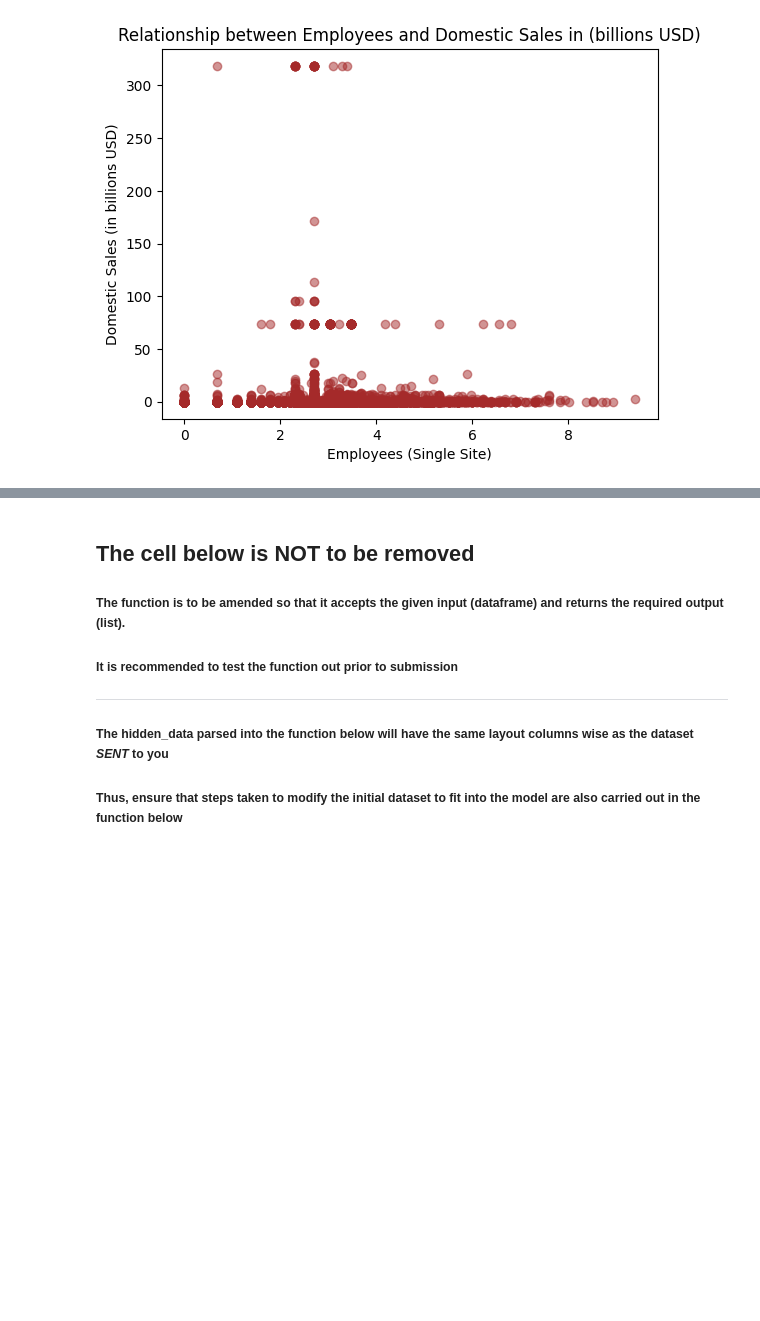
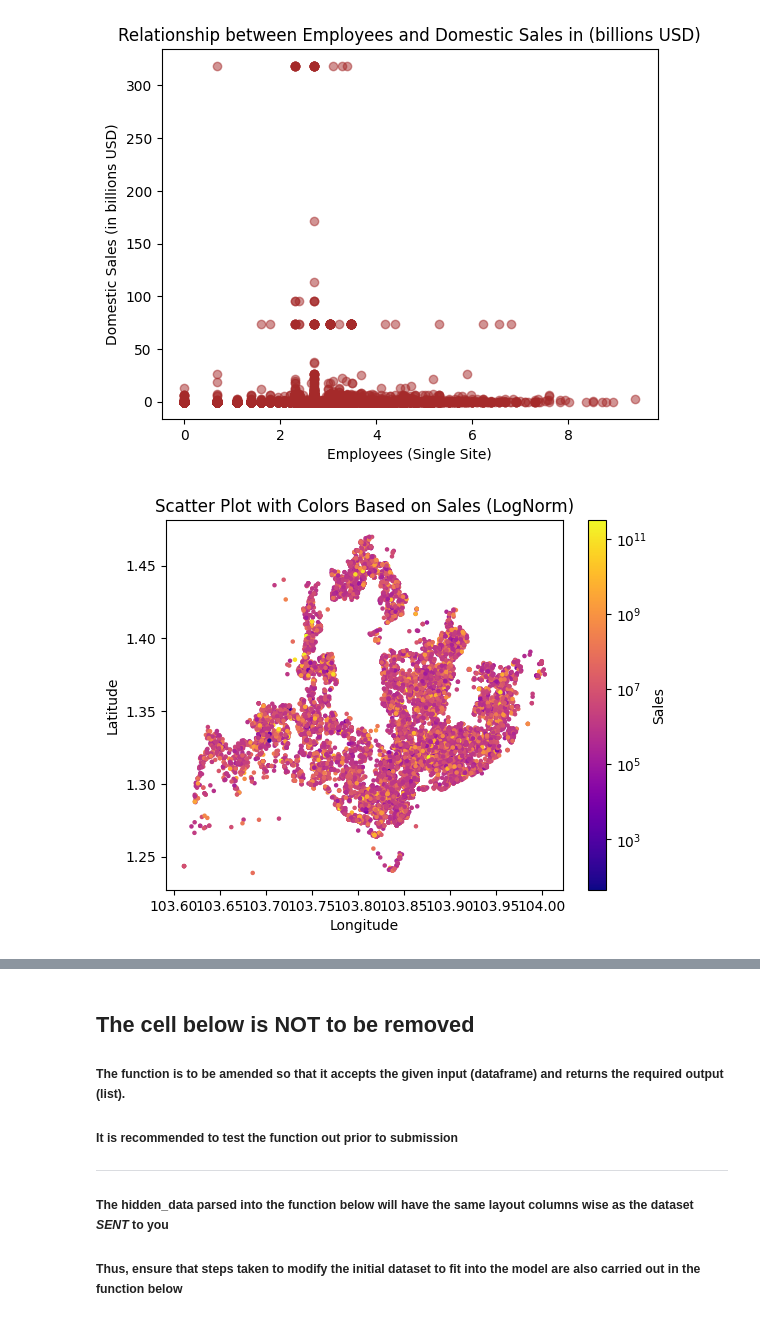
Before and after one commit to Therulow/NUS-SDS-Datathon-Champion-Group315, a Jupyter notebook: NUS_DATATHON_CHAMPION_TEAM NAME.ipynb, the cells around one changed output, grey strips where cells are left out. Drawn from its saved outputs; the diff is of its cells as text; code cells hidden in the pictures; blank space fills up the shorter version.

Commit message:
Some more data visulisation

```diff
--- a/NUS_DATATHON_CHAMPION_TEAM NAME.ipynb
+++ b/NUS_DATATHON_CHAMPION_TEAM NAME.ipynb
@@ -215,0 +222,16 @@ plt.show()
+# %%
+# Location vs Domestic Sales
+
+# Use LogNorm for more sensitivity to numerical changes
+norm = LogNorm()
+cmap = 'plasma'
+scatter = plt.scatter(data['LONGITUDE'], data['LATITUDE'], c=data['Sales (Domestic Ultimate Total USD)'], cmap=cmap, s=5, norm=norm)
+cbar = plt.colorbar(scatter, label='Sales')
+plt.xlabel('Longitude')
+plt.ylabel('Latitude')
+plt.title('Scatter Plot with Colors Based on Sales (LogNorm)')
+plt.show()
+
+# Comments: Most of the domestic sales are concentrated in the east of Singapore, with a few outliers in the west.
+# %% [output]
+[figure, added]
```
Also changed, not shown: parts of 2 cells of this notebook.
